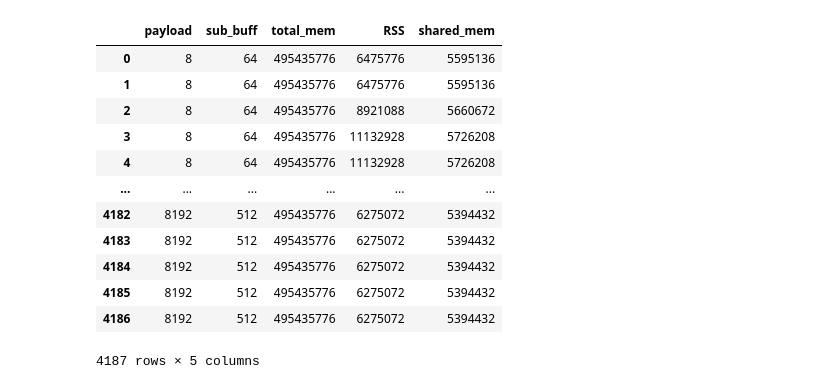
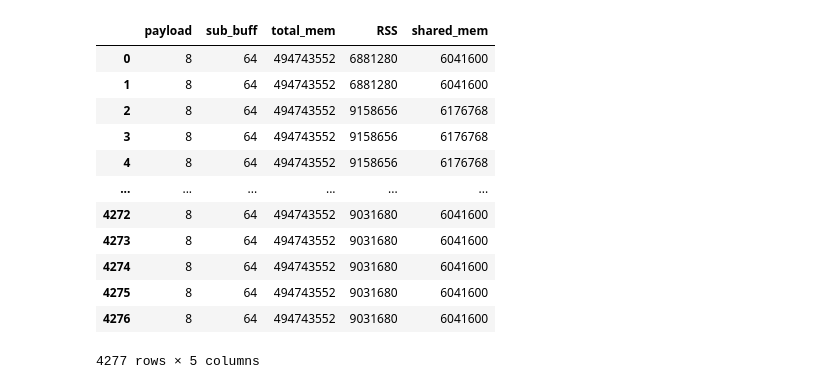
Before and after one commit to Rexyyj/zenoh_buffer_size, a Jupyter notebook: plot_sub.ipynb, the cells around one changed output. Saved outputs shown, nothing was run; the diff lists cells and outputs as text; code cells hidden in the pictures.

```diff
--- a/plot_sub.ipynb
+++ b/plot_sub.ipynb
@@ -33,39 +33,39 @@ def struct_data(data):
     return np.array(structed_data)
 # %%
 # Read throuthput log file and convert to data frame
-f = open("./logs/thr_sub_msg.txt",'r')
+f = open("./logs_origin/thr_sub_msg.txt",'r')
 data = f.readlines()
 f.close()
 df_thr= pd.DataFrame(struct_data(data)[:,0:3], columns=["payload","sub_buff","throughput"])
 df_thr["throughput"]=df_thr["throughput"].map(lambda e: float(e))
 df_thr["payload"]=df_thr["payload"].map(lambda e: int(e))
 df_thr["sub_buff"]=df_thr["sub_buff"].map(lambda e: int(e))
 df_thr
 # Read memory usage log file and convert to data frame
-f = open("./logs/mem_sub_msg.txt",'r')
+f = open("./logs_origin/mem_sub_msg.txt",'r')
 data = f.readlines()
 f.close()
 df_mem=pd.DataFrame(struct_data(data)[:,0:5], columns=["payload","sub_buff","total_mem","RSS","shared_mem"])
 df_mem["payload"]=df_mem["payload"].map(lambda e: int(e))
 df_mem["sub_buff"]=df_mem["sub_buff"].map(lambda e: int(e))
 df_mem["total_mem"]=df_mem["total_mem"].map(lambda e: int(e)*4096)
 df_mem["RSS"]=df_mem["RSS"].map(lambda e: int(e)*4096)
 df_mem["shared_mem"]=df_mem["shared_mem"].map(lambda e: int(e)*4096)
 df_mem
 # %% [output]
 |  | payload | sub_buff | total_mem | RSS | shared_mem |
-| 0 | 8 | 64 | 495435776 | 6475776 | 5595136 |
-| 1 | 8 | 64 | 495435776 | 6475776 | 5595136 |
-| 2 | 8 | 64 | 495435776 | 8921088 | 5660672 |
-| 3 | 8 | 64 | 495435776 | 11132928 | 5726208 |
-| 4 | 8 | 64 | 495435776 | 11132928 | 5726208 |
+| 0 | 8 | 64 | 494743552 | 6881280 | 6041600 |
+| 1 | 8 | 64 | 494743552 | 6881280 | 6041600 |
+| 2 | 8 | 64 | 494743552 | 9158656 | 6176768 |
+| 3 | 8 | 64 | 494743552 | 9158656 | 6176768 |
+| 4 | 8 | 64 | 494743552 | 9158656 | 6176768 |
 | ... | ... | ... | ... | ... | ... |
-| 4182 | 8192 | 512 | 495435776 | 6275072 | 5394432 |
-| 4183 | 8192 | 512 | 495435776 | 6275072 | 5394432 |
-| 4184 | 8192 | 512 | 495435776 | 6275072 | 5394432 |
-| 4185 | 8192 | 512 | 495435776 | 6275072 | 5394432 |
-| 4186 | 8192 | 512 | 495435776 | 6275072 | 5394432 |
+| 4272 | 8 | 64 | 494743552 | 9031680 | 6041600 |
+| 4273 | 8 | 64 | 494743552 | 9031680 | 6041600 |
+| 4274 | 8 | 64 | 494743552 | 9031680 | 6041600 |
+| 4275 | 8 | 64 | 494743552 | 9031680 | 6041600 |
+| 4276 | 8 | 64 | 494743552 | 9031680 | 6041600 |
-4187 rows × 5 columns
+4277 rows × 5 columns
 # %%
 # Simple plot of throughtput
 buff_group = df_thr.groupby(by=["sub_buff"])
```
Also changed, not shown: parts of 3 cells of this notebook, 8 other files.
